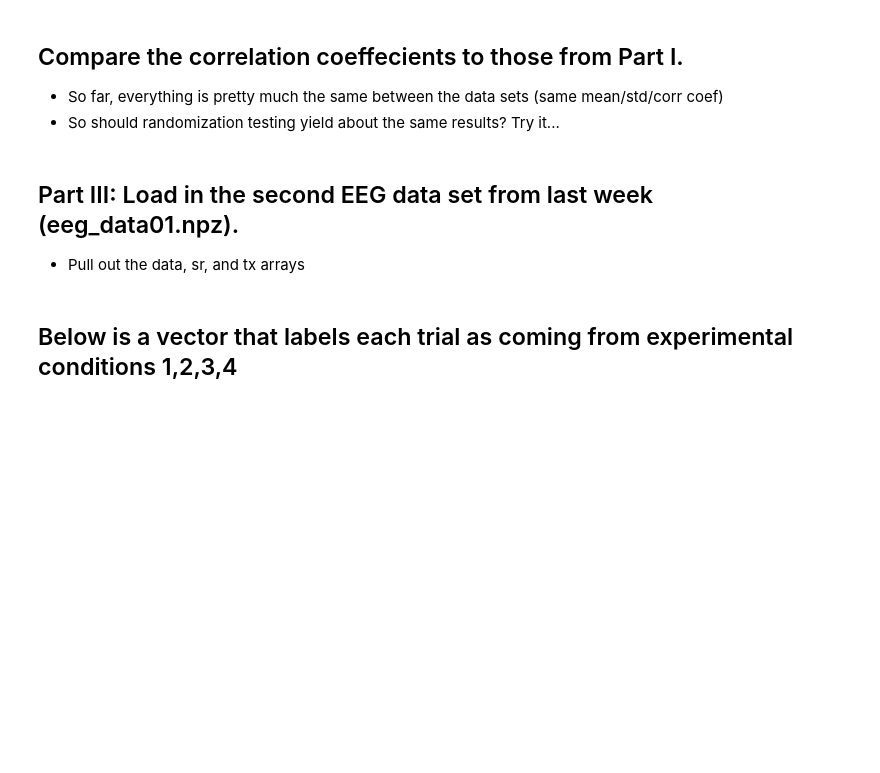
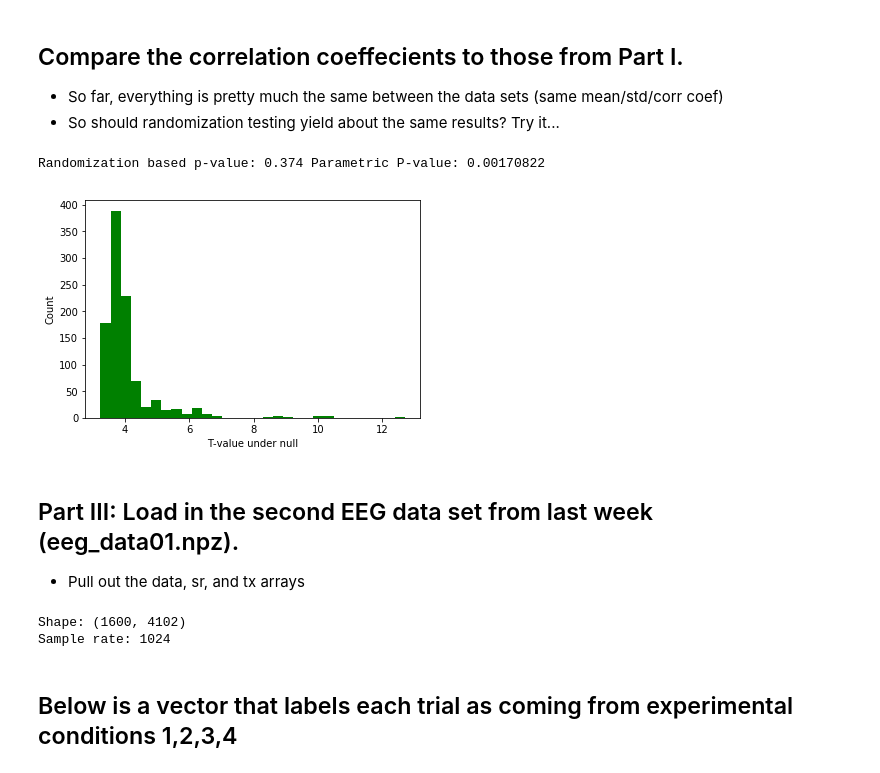
Before and after one commit to vipdang/PSYC-NEU-231, a Jupyter notebook: Tutorial031_Exercises_InClass.ipynb, the cells around one changed output. Saved outputs shown, nothing was run; the diff lists cells and outputs as text; code cells hidden in the pictures; blank space fills up the shorter version.

```diff
--- a/Tutorial031_Exercises_InClass.ipynb
+++ b/Tutorial031_Exercises_InClass.ipynb
@@ -150,6 +150,35 @@ t_value: 4.243028188591634 p_value: 0.0017082247651687421
 ## Compare the correlation coeffecients to those from Part I.
 * So far, everything is pretty much the same between the data sets (same mean/std/corr coef)
 * So should randomization testing yield about the same results? Try it...
+# %%
+num_rand = 1000
+rand_cc = np.zeros(num_rand)
+rand_t = np.zeros(num_rand)
+tmp_0=np.zeros(N)
+tmp_1=np.zeros(N)
+
+for i in np.arange(num_rand):
+    for j in np.arange(N):
+        if np.random.rand(1)<0.5:
+            tmp_0[j]=d1[j]
+            tmp_1[j]=d2[j]
+        else:
+            tmp_0[j]=d2[j]
+            tmp_1[j]=d1[j]
+
+    rand_cc[i] = np.corrcoef(tmp_0,tmp_1)[0,1]
+    rand_t[i] = (rand_cc[i]*np.sqrt(N-2)) / np.sqrt(1-rand_cc[i]**2)
+
+rand_p = 2*(1-(np.sum(t_value>rand_t) / num_rand))
+print('Randomization based p-value:', np.round(rand_p,8), 'Parametric P-value:', np.round(p_value,8))
+
+plt.hist(rand_t,color='g',alpha=1,bins=30)
+plt.xlabel('T-value under null')
+plt.ylabel('Count')
+plt.show()
+# %% [output]
+Randomization based p-value: 0.374 Parametric P-value: 0.00170822
+[figure, added]
 # %% [markdown]
 ## Part III: Load in the second EEG data set from last week (eeg_data01.npz).
 * Pull out the data, sr, and tx arrays
@@ -159,3 +185,21 @@ eeg = np.load('eeg_data01.npz')
+# %%
+# load the data...
+eeg = np.load('eeg_data01.npz')
+
+eeg['data']
+eeg['sr']
+eeg['tx']
+
+print('Shape:',eeg['data'].shape)
+print('Sample rate:', eeg['sr'])
+
+data = eeg['data']
+sr = eeg['sr']
+dt = 1/sr
+tx = eeg['tx']
+# %% [output]
+Shape: (1600, 4102)
+Sample rate: 1024
 # %% [markdown]
 ## Below is a vector that labels each trial as coming from experimental conditions 1,2,3,4
 # %%
```
Also changed, not shown: parts of 6 cells of this notebook, 1 other file.
